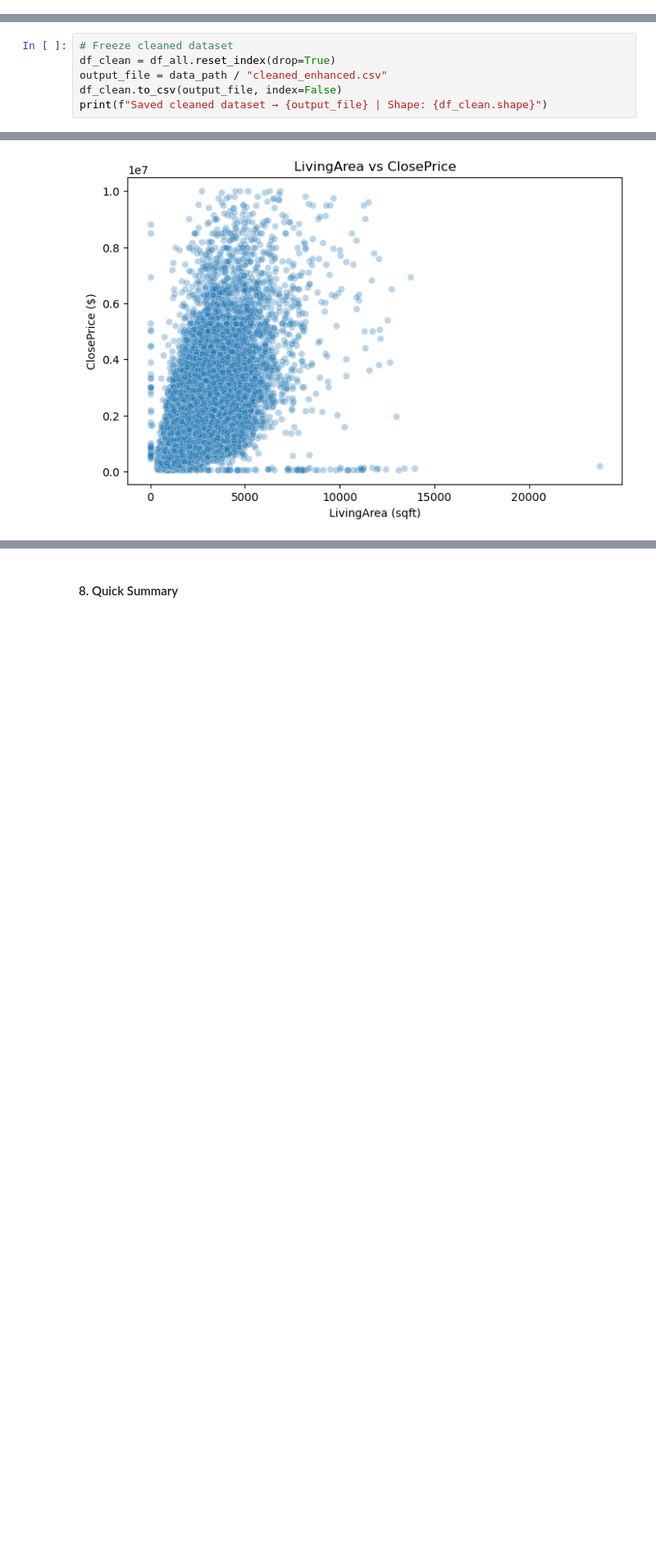
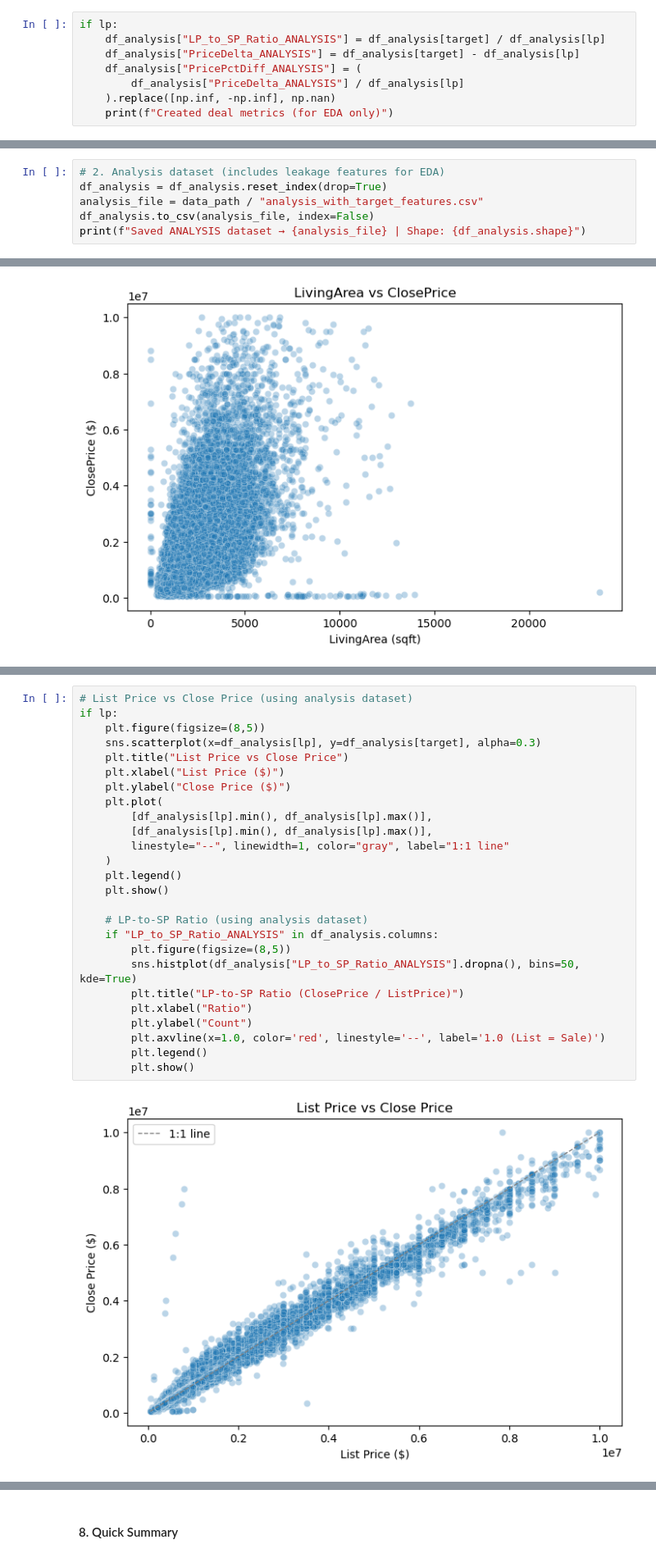
Before and after one commit to stephaniepatriciaans/Home_Price_Predictions, a Jupyter notebook: notebooks/Task 1: Data Exploration & Preprocessing.ipynb, the cells around one changed output, grey strips where cells are left out. Shown at 82% size. Saved outputs shown, nothing was run; the diff lists cells and outputs as text; blank space fills up the shorter version.

```diff
--- a/notebooks/Task 1: Data Exploration & Preprocessing.ipynb
+++ b/notebooks/Task 1: Data Exploration & Preprocessing.ipynb
@@ -124,0 +158,8 @@ ListPricePerSqft 99th percentile: 1815.33
+# %%
+if lp:
+    df_analysis["LP_to_SP_Ratio_ANALYSIS"] = df_analysis[target] / df_analysis[lp]
+    df_analysis["PriceDelta_ANALYSIS"] = df_analysis[target] - df_analysis[lp]
+    df_analysis["PricePctDiff_ANALYSIS"] = (
+        df_analysis["PriceDelta_ANALYSIS"] / df_analysis[lp]
+    ).replace([np.inf, -np.inf], np.nan)
+    print(f"Created deal metrics (for EDA only)")
@@ -133,7 +178,7 @@ if lp:
 # %%
-# Freeze cleaned dataset
-df_clean = df_all.reset_index(drop=True)
-output_file = data_path / "cleaned_enhanced.csv"
-df_clean.to_csv(output_file, index=False)
-print(f"Saved cleaned dataset → {output_file} | Shape: {df_clean.shape}")
+# 2. Analysis dataset (includes leakage features for EDA)
+df_analysis = df_analysis.reset_index(drop=True)
+analysis_file = data_path / "analysis_with_target_features.csv"
+df_analysis.to_csv(analysis_file, index=False)
+print(f"Saved ANALYSIS dataset → {analysis_file} | Shape: {df_analysis.shape}")
 # %% [output]
@@ -228,0 +251,28 @@ if lp:
+# %%
+# List Price vs Close Price (using analysis dataset)
+if lp:
+    plt.figure(figsize=(8,5))
+    sns.scatterplot(x=df_analysis[lp], y=df_analysis[target], alpha=0.3)
+    plt.title("List Price vs Close Price")
+    plt.xlabel("List Price ($)")
+    plt.ylabel("Close Price ($)")
+    plt.plot(
+        [df_analysis[lp].min(), df_analysis[lp].max()],
+        [df_analysis[lp].min(), df_analysis[lp].max()],
+        linestyle="--", linewidth=1, color="gray", label="1:1 line"
+    )
+    plt.legend()
+    plt.show()
+
+    # LP-to-SP Ratio (using analysis dataset)
+    if "LP_to_SP_Ratio_ANALYSIS" in df_analysis.columns:
+        plt.figure(figsize=(8,5))
+        sns.histplot(df_analysis["LP_to_SP_Ratio_ANALYSIS"].dropna(), bins=50, kde=True)
+        plt.title("LP-to-SP Ratio (ClosePrice / ListPrice)")
+        plt.xlabel("Ratio")
+        plt.ylabel("Count")
+        plt.axvline(x=1.0, color='red', linestyle='--', label='1.0 (List = Sale)')
+        plt.legend()
+        plt.show()
+# %% [output]
+[figure, added]
```
Also changed, not shown: parts of 24 cells of this notebook, 11 other files.
